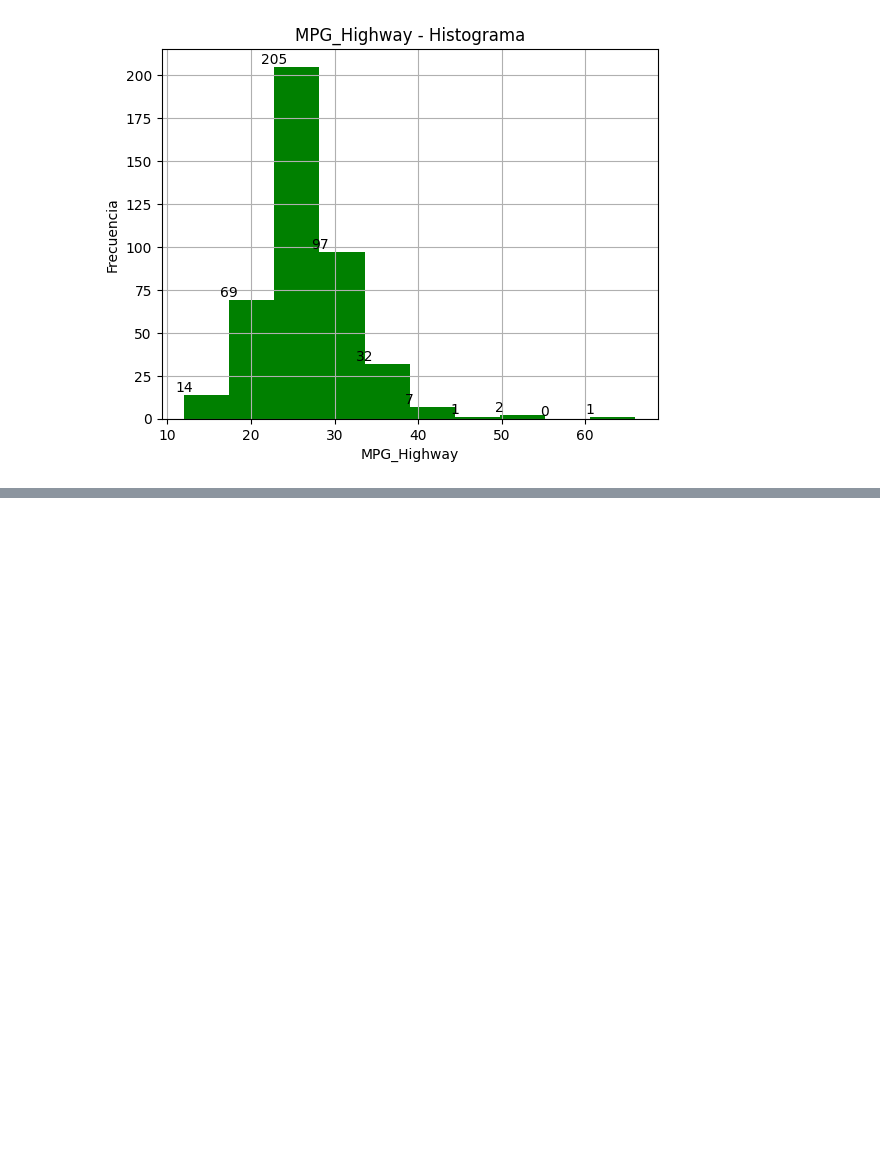
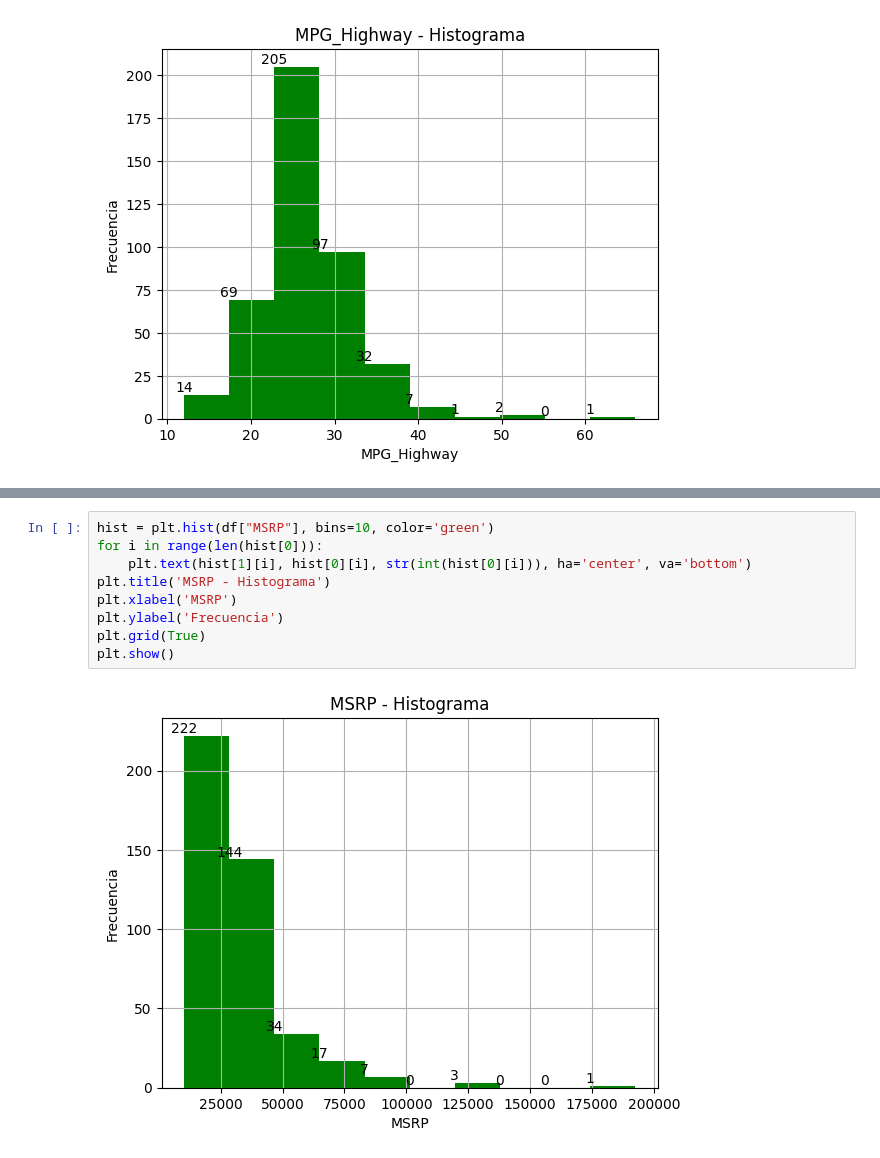
Before and after one commit to MiguelRiosT/Estadistica3_2023-2, a Jupyter notebook: Tarea1/src/notebook/Punto3.ipynb, the cells around one changed output, grey strips where cells are left out. Saved outputs shown, nothing was run; the diff lists cells and outputs as text; blank space fills up the shorter version.

```diff
--- a/Tarea1/src/notebook/Punto3.ipynb
+++ b/Tarea1/src/notebook/Punto3.ipynb
@@ -299,0 +325,11 @@ plt.show()
+# %%
+hist = plt.hist(df["MSRP"], bins=10, color='green')
+for i in range(len(hist[0])):
+    plt.text(hist[1][i], hist[0][i], str(int(hist[0][i])), ha='center', va='bottom')
+plt.title('MSRP - Histograma')
+plt.xlabel('MSRP')
+plt.ylabel('Frecuencia')
+plt.grid(True)
+plt.show()
+# %% [output]
+[figure, added]
```
Also changed, not shown: parts of 6 cells of this notebook.
